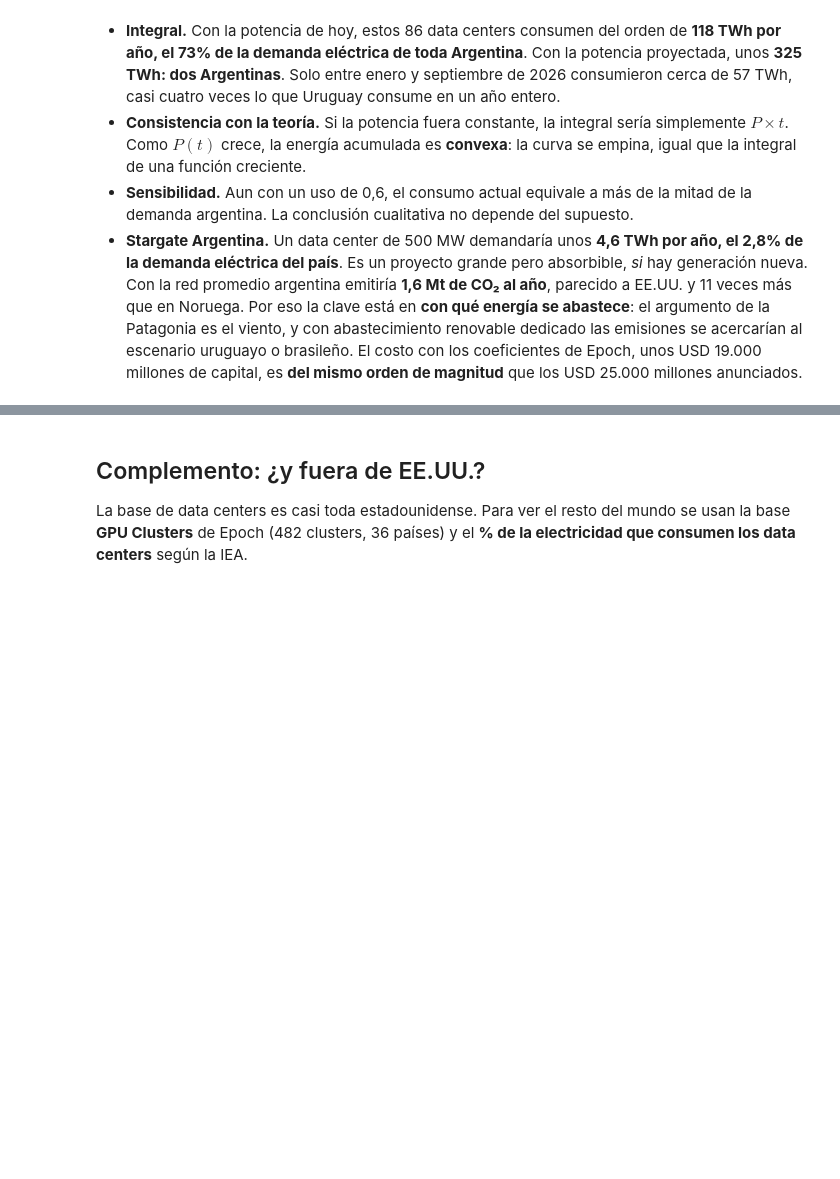
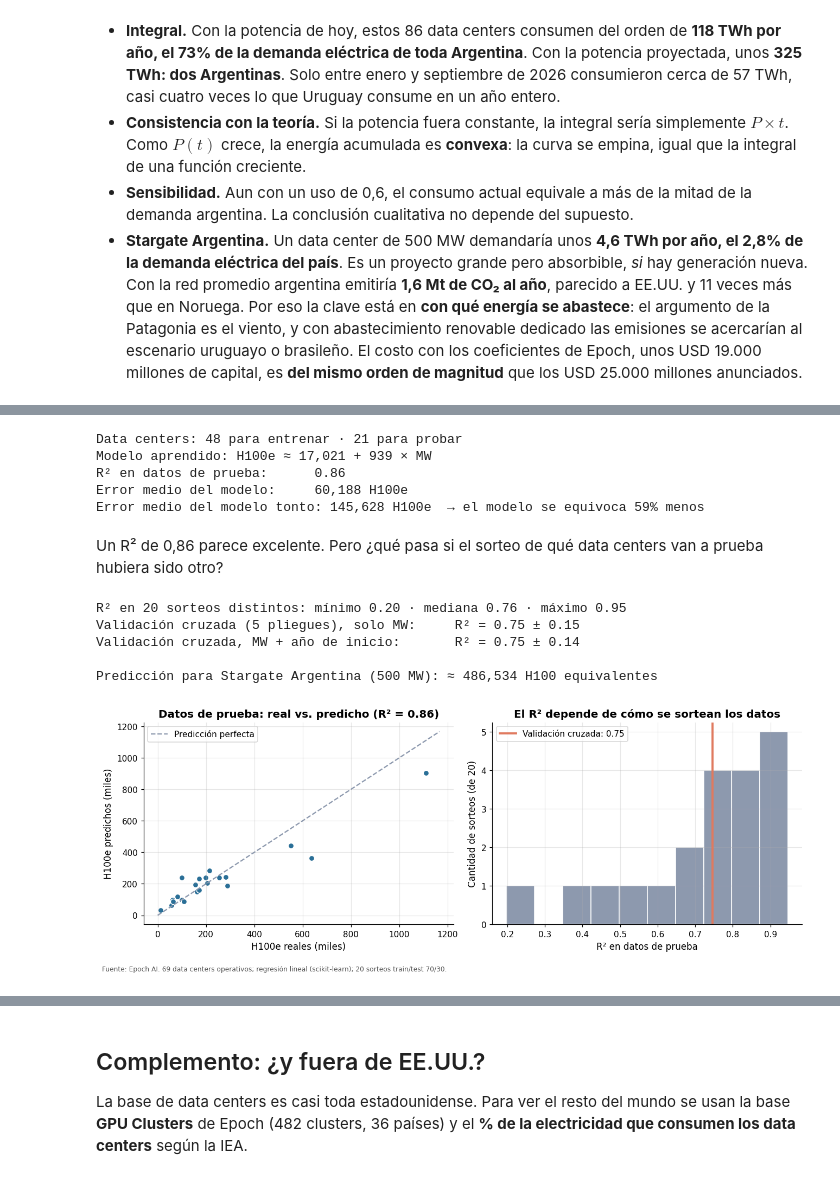
Before and after one commit to Datso653/datacenters-ia, a Jupyter notebook: notebooks/analisis_datacenters.ipynb, the cells around one changed output, grey strips where cells are left out. Drawn from its saved outputs; the diff is of its cells as text; code cells hidden in the pictures; blank space fills up the shorter version.

```diff
--- a/notebooks/analisis_datacenters.ipynb
+++ b/notebooks/analisis_datacenters.ipynb
@@ -747,0 +810,54 @@ plt.show()
+# %%
+datos_ml = modelos.dataset_computo(dc, tl)
+resultado = modelos.entrenar_modelo_computo(datos_ml, variables=("mw_it",))
+
+print(f"Data centers: {resultado['n_train']} para entrenar · {resultado['n_test']} para probar")
+print(f"Modelo aprendido: H100e ≈ {resultado['modelo'].intercept_:,.0f} + {resultado['coeficientes']['mw_it']:,.0f} × MW")
+print(f"R² en datos de prueba:      {resultado['r2_test']:.2f}")
+print(f"Error medio del modelo:     {resultado['mae_test']:,.0f} H100e")
+print(f"Error medio del modelo tonto: {resultado['mae_tonto']:,.0f} H100e  "
+      f"→ el modelo se equivoca {1 - resultado['mae_test'] / resultado['mae_tonto']:.0%} menos")
+# %% [output]
+Data centers: 48 para entrenar · 21 para probar
+Modelo aprendido: H100e ≈ 17,021 + 939 × MW
+R² en datos de prueba:      0.86
+Error medio del modelo:     60,188 H100e
+Error medio del modelo tonto: 145,628 H100e  → el modelo se equivoca 59% menos
+# %% [markdown]
+Un R² de 0,86 parece excelente. Pero ¿qué pasa si el sorteo de qué data centers van a prueba hubiera sido otro?
+# %%
+sorteos = modelos.r2_segun_sorteo(datos_ml, semillas=range(20))
+cv = modelos.validacion_cruzada(datos_ml, variables=("mw_it",))
+cv_con_anio = modelos.validacion_cruzada(datos_ml, variables=("mw_it", "anio_inicio"))
+
+print(f"R² en 20 sorteos distintos: mínimo {sorteos.min():.2f} · mediana {sorteos.median():.2f} · máximo {sorteos.max():.2f}")
+print(f"Validación cruzada (5 pliegues), solo MW:     R² = {cv.mean():.2f} ± {cv.std():.2f}")
+print(f"Validación cruzada, MW + año de inicio:       R² = {cv_con_anio.mean():.2f} ± {cv_con_anio.std():.2f}")
+
+prediccion_500 = resultado["modelo"].predict(pd.DataFrame({"mw_it": [MW_STARGATE_AR]}))[0]
+print(f"\nPredicción para Stargate Argentina ({MW_STARGATE_AR} MW): ≈ {prediccion_500:,.0f} H100 equivalentes")
+# %% [output]
+R² en 20 sorteos distintos: mínimo 0.20 · mediana 0.76 · máximo 0.95
+Validación cruzada (5 pliegues), solo MW:     R² = 0.75 ± 0.15
+Validación cruzada, MW + año de inicio:       R² = 0.75 ± 0.14
+
+Predicción para Stargate Argentina (500 MW): ≈ 486,534 H100 equivalentes
+# %%
+fig, (ax1, ax2) = plt.subplots(1, 2, figsize=(12, 4.6))
+pred = resultado["predicciones"]
+tope = max(pred["real"].max(), pred["predicho"].max()) / 1000 * 1.05
+ax1.scatter(pred["real"] / 1000, pred["predicho"] / 1000, s=45, color=graficos.COLOR_PRINCIPAL, edgecolor="white")
+ax1.plot([0, tope], [0, tope], ls="--", color=graficos.COLOR_NEUTRO, label="Predicción perfecta")
+ax1.set(title=f"Datos de prueba: real vs. predicho (R² = {resultado['r2_test']:.2f})",
+        xlabel="H100e reales (miles)", ylabel="H100e predichos (miles)")
+ax1.legend()
+
+ax2.hist(sorteos, bins=10, color=graficos.COLOR_NEUTRO, edgecolor="white")
+ax2.axvline(cv.mean(), color=graficos.COLOR_SECUNDARIO, lw=2.5, label=f"Validación cruzada: {cv.mean():.2f}")
+ax2.set(title="El R² depende de cómo se sortean los datos", xlabel="R² en datos de prueba", ylabel="Cantidad de sorteos (de 20)")
+ax2.legend()
+graficos.nota_fuente_figura(fig, "Fuente: Epoch AI. 69 data centers operativos; regresión lineal (scikit-learn); 20 sorteos train/test 70/30.")
+graficos.guardar(fig, "08_machine_learning")
+plt.show()
+# %% [output]
+[figure, added]
```
Also changed, not shown: parts of 11 cells of this notebook, 17 other files.
